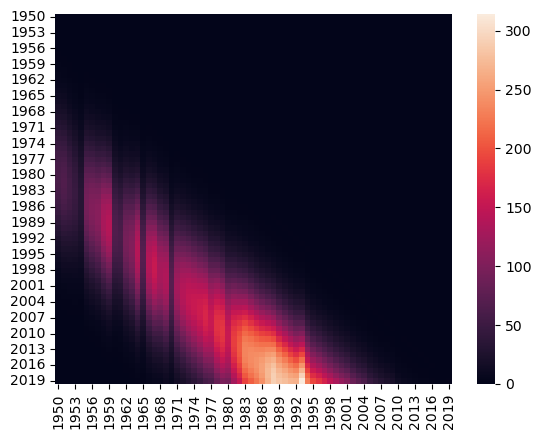
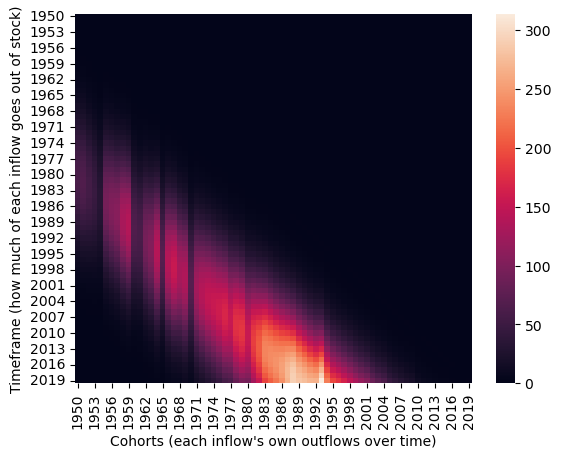
The change to this notebook cell's code, shown as a diff; its figure went from the first image to the second:
--- before
+++ after
@@ -10,3 +10,3 @@
 
 # and visualize the cohorts_outflows_matrix matrix with a heatmap
-sns.heatmap(cohorts_outflows_matrix, annot=False)
+sns.heatmap(cohorts_outflows_matrix, annot=False).set(xlabel ="Cohorts (each inflow's own outflows over time)", ylabel = "Timeframe (how much of each inflow goes out of stock)")

Commit: Heatmap axes labels